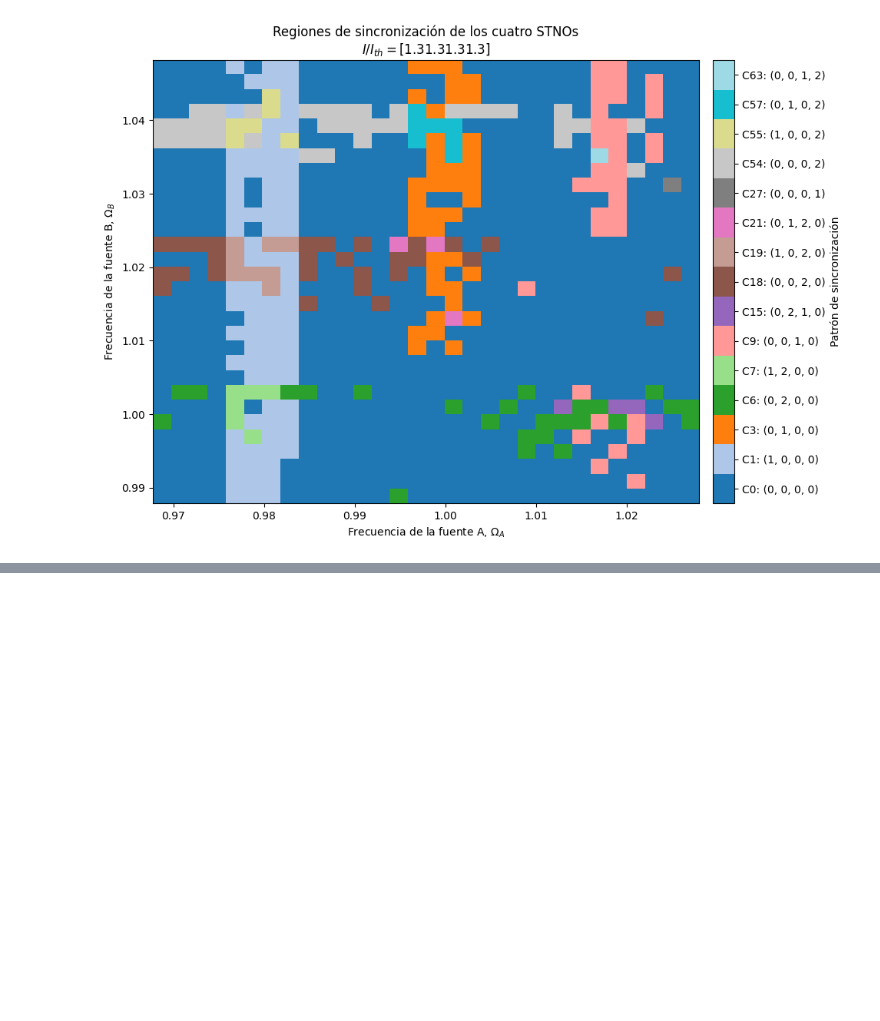
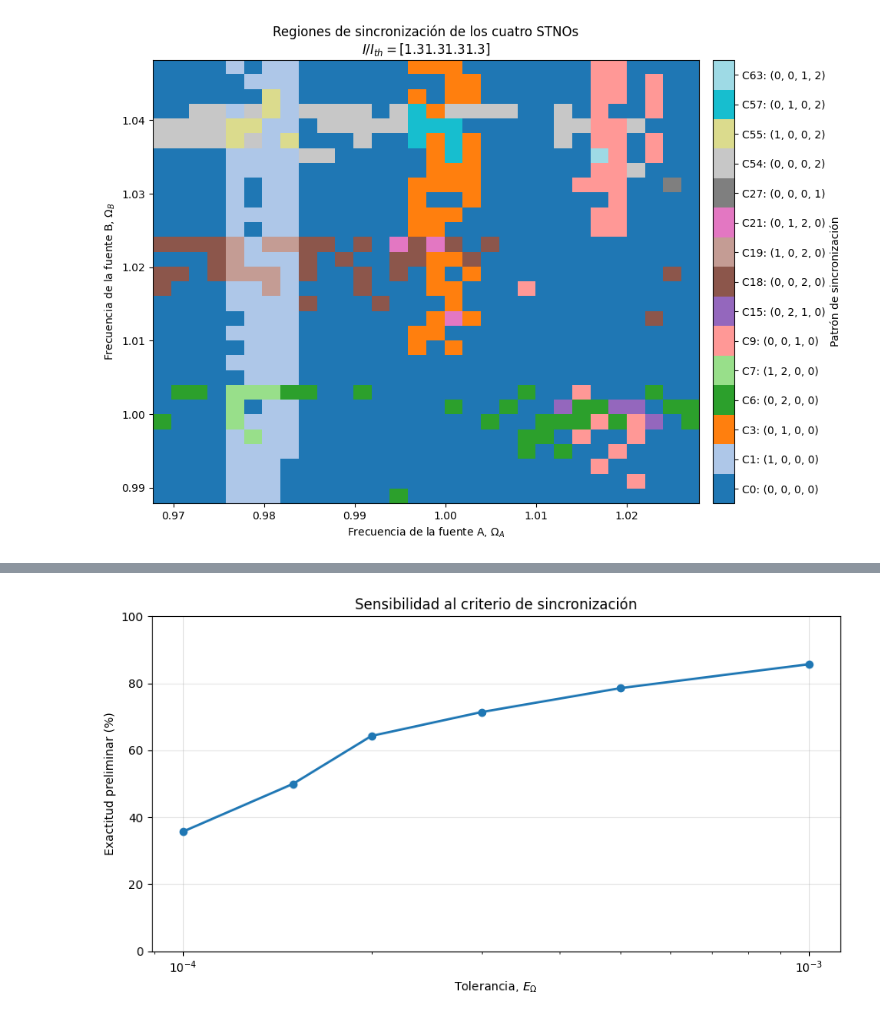
Before and after one commit to AlonsoRecabarren/Computing-Physics, a Jupyter notebook: Classic Mechanics/Mapa_de_sincronizacion_cartesiano.ipynb, the cells around one changed output, grey strips where cells are left out. Cells and saved outputs as stored; diff of their text form; code cells hidden in the pictures; blank space fills up the shorter version.

```diff
--- a/Classic Mechanics/Mapa_de_sincronizacion_cartesiano.ipynb
+++ b/Classic Mechanics/Mapa_de_sincronizacion_cartesiano.ipynb
@@ -1198,0 +1882,86 @@ Código 63: (0, 0, 1, 2)
+# %%
+################################################################
+#        Sensibilidad al criterio de sincronización            #
+################################################################
+
+tolerancias_prueba=np.array([
+    1e-4,
+    1.5e-4,
+    2e-4,
+    3e-4,
+    5e-4,
+    1e-3
+])
+
+exactitudes_tolerancia=[]
+
+for tolerancia_actual in tolerancias_prueba:
+
+    aciertos=0
+    total=0
+
+    print(
+        f"\nTolerancia de sincronización: "
+        f"{tolerancia_actual:.1e}"
+    )
+
+    for vocal in vocales:
+
+        objetivo=patrones_objetivo[vocal]
+        aciertos_vocal=0
+
+        for resultado in resultados_diagnostico[vocal]:
+
+            Omega_A, Omega_B=resultado["entrada"]
+            Omega_STNOs=resultado["frecuencias"]
+
+            # Reclasifica las frecuencias ya calculadas.
+            patron_nuevo=clasificacion(
+                Omega_STNOs,
+                Omega_A,
+                Omega_B,
+                tol=tolerancia_actual
+            )
+
+            correcto=np.array_equal(
+                patron_nuevo,
+                objetivo
+            )
+
+            aciertos += int(correcto)
+            aciertos_vocal += int(correcto)
+            total += 1
+
+        print(
+            f"{vocal.upper()}: "
+            f"{aciertos_vocal}/"
+            f"{len(resultados_diagnostico[vocal])}"
+        )
+
+    exactitud=100.0*aciertos/total
+    exactitudes_tolerancia.append(exactitud)
+
+    print(
+        f"Exactitud total: "
+        f"{aciertos}/{total} = {exactitud:.1f}%"
+    )
+
+exactitudes_tolerancia=np.array(exactitudes_tolerancia)
+
+plt.figure(figsize=(9, 5))
+
+plt.semilogx(
+    tolerancias_prueba,
+    exactitudes_tolerancia,
+    marker="o",
+    linewidth=2
+)
+
+plt.xlabel(r"Tolerancia, $E_{\Omega}$")
+plt.ylabel("Exactitud preliminar (%)")
+plt.title("Sensibilidad al criterio de sincronización")
+plt.ylim(0, 100)
+plt.grid(alpha=0.3)
+plt.tight_layout()
+plt.show()
+# %% [output]
@@ -1198,0 +1985 @@ Código 63: (0, 0, 1, 2)
+[figure, added]
```
Also changed, not shown: parts of 24 cells of this notebook, 8 other files.
